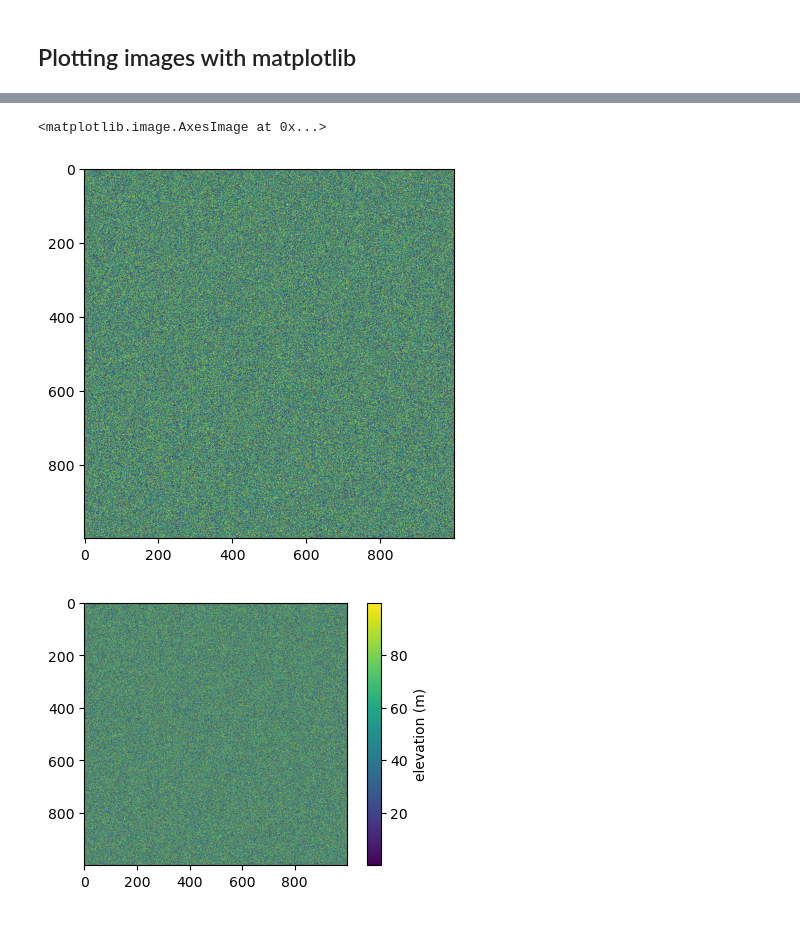
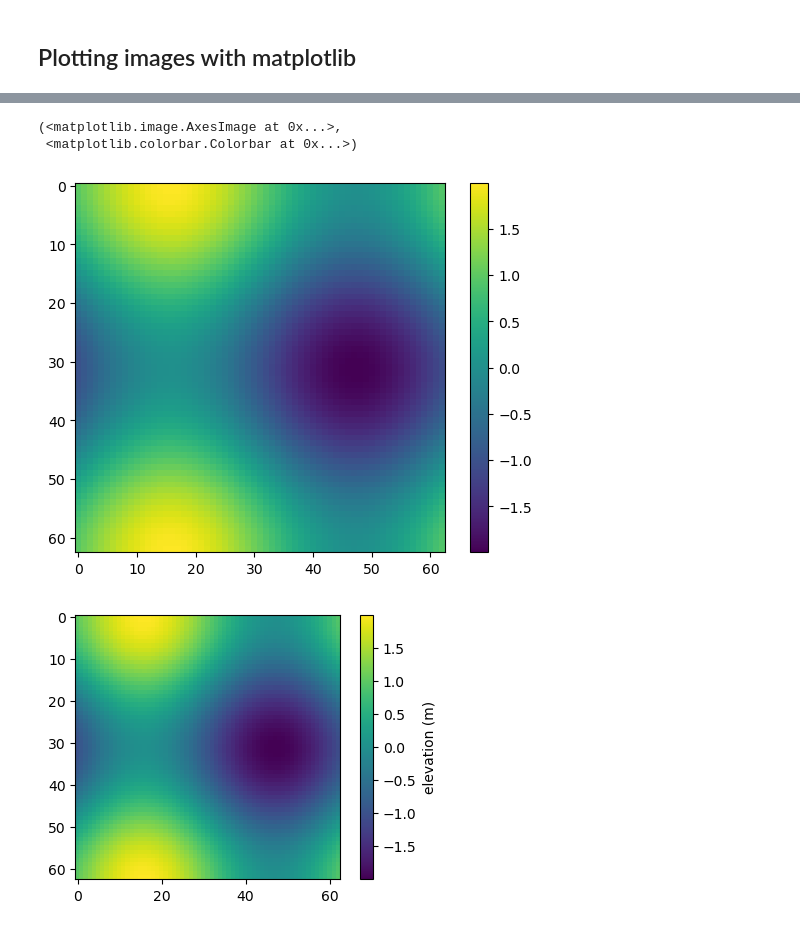
Before and after one commit to UP-RS-ESP/Python_Workshop_May2025, a Jupyter notebook: python_introduction/Python_introduction_2_numpy.ipynb, the cells around one changed output, grey strips where cells are left out. Saved outputs shown, nothing was run; the diff lists cells and outputs as text; code cells hidden in the pictures.

```diff
--- a/python_introduction/Python_introduction_2_numpy.ipynb
+++ b/python_introduction/Python_introduction_2_numpy.ipynb
@@ -843,0 +816,4 @@ array([[31.32733695, 33.06808397, 81.27518334, ..., 36.06543744,
+# %%
+x = np.arange(0., 2 * np.pi, 0.1)
+y = np.arange(0., 2 * np.pi, 0.1)
+X, Y = np.meshgrid(x, y)
@@ -843,0 +830,2 @@ array([[31.32733695, 33.06808397, 81.27518334, ..., 36.06543744,
+# %%
+Z = np.sin(X) + np.cos(Y)
@@ -844,15 +848,16 @@ array([[31.32733695, 33.06808397, 81.27518334, ..., 36.06543744,
 # %%
-plt.imshow(random_ar)
+plt.imshow(Z), plt.colorbar()
 # %% [output]
-<matplotlib.image.AxesImage at 0x...>
+(<matplotlib.image.AxesImage at 0x...>,
+ <matplotlib.colorbar.Colorbar at 0x...>)
-[figure, old version]
+[figure, new version]
 # %%
 fig, ax = plt.subplots(nrows=1, ncols=1, figsize=(5, 3),
                       constrained_layout=True)
 
 # the plot command takes many keyword arguments, let's use a few
-im0 = ax.imshow(random_ar)
+im0 = ax.imshow(Z)
 h = plt.colorbar(im0, ax=ax)
 h.set_label('elevation (m)')
 # %% [output]
-[figure, old version]
+[figure, new version]
```
Also changed, not shown: parts of 22 cells of this notebook, 1 other file.
